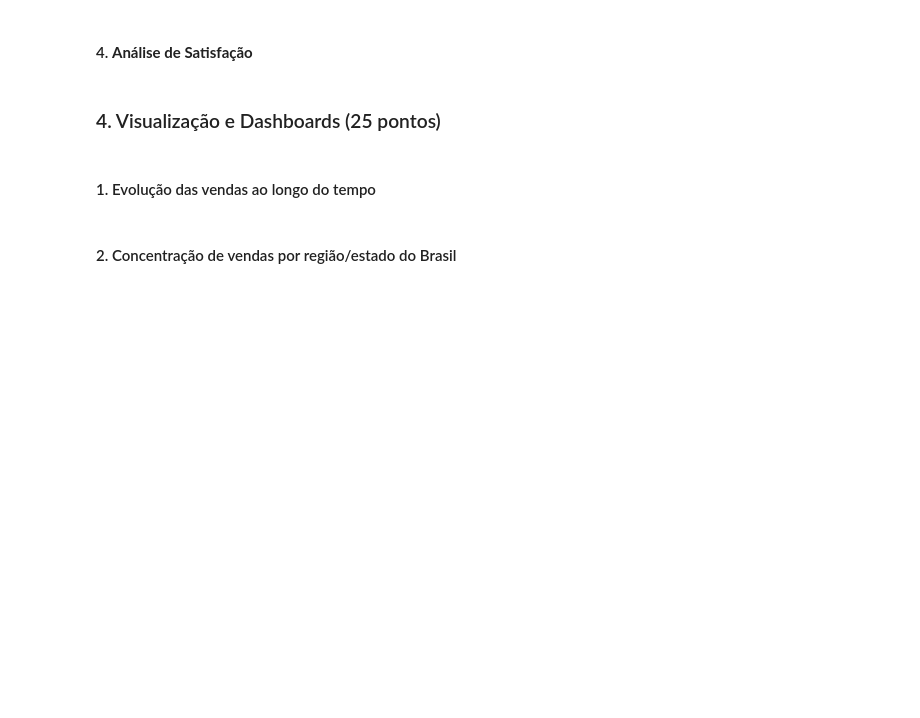
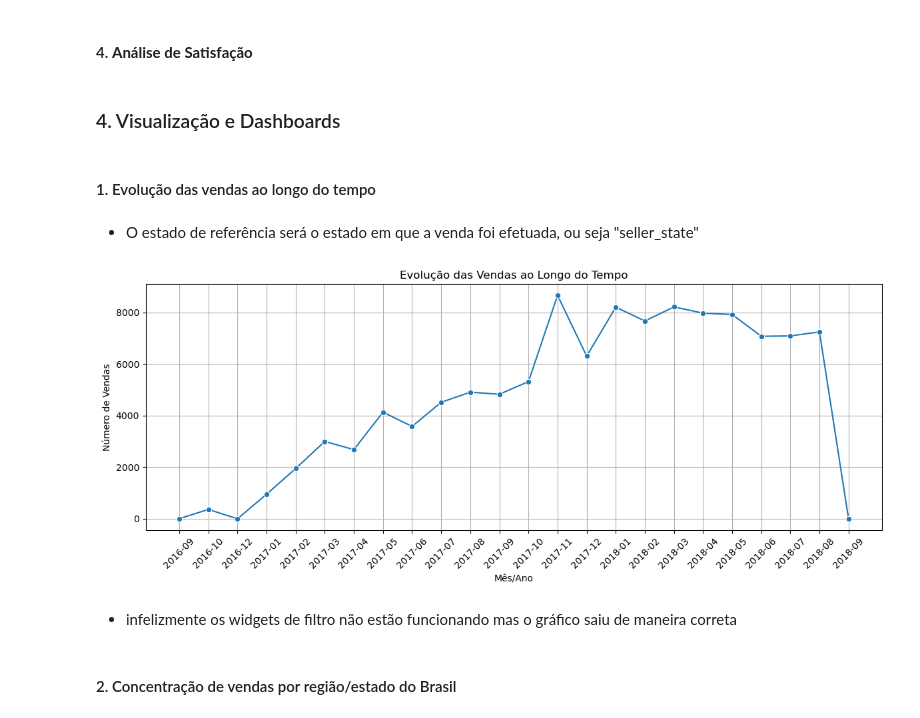
Before and after one commit to JoaoVictorLuz/Desafio_trigo-ai, a Jupyter notebook: projeto.ipynb, the cells around one changed output. Saved outputs shown, nothing was run; the diff lists cells and outputs as text; code cells hidden in the pictures; blank space fills up the shorter version.

```diff
--- a/projeto.ipynb
+++ b/projeto.ipynb
@@ -397,8 +397,46 @@ display(valor_medio_por_estado.head(25))
 # %% [markdown]
 #### 4. **Análise de Satisfação**
 # %% [markdown]
-### 4. Visualização e Dashboards (25 pontos)
+### 4. Visualização e Dashboards
 # %% [markdown]
 #### 1. Evolução das vendas ao longo do tempo
+# %% [markdown]
+- O estado de referência será o estado em que a venda foi efetuada, ou seja "seller_state"
+# %%
+
+import matplotlib.pyplot as plt
+import seaborn as sns
+
+# Pré-processamento dos dados
+orders_items = orders_df[['order_id', 'order_purchase_timestamp', 'tempo_de_entrega']].merge(
+    order_items_df[['order_id', 'seller_id', 'product_id']], on='order_id', how='inner')
+
+orders_items_products = orders_items.merge(
+    products_df[['product_id', 'product_category_name']], on='product_id', how='inner')[
+    ['order_id', 'order_purchase_timestamp', 'product_category_name', 'seller_id', 'tempo_de_entrega']]
+
+orders_items_products_sellers = orders_items_products.merge(
+    sellers_df[['seller_id', 'seller_state']], on='seller_id', how='inner')[
+    ['order_id', 'seller_id', 'order_purchase_timestamp', 'product_category_name', 'seller_state', 'tempo_de_entrega']]
+
+# Agrupar por mês e contar número de vendas
+orders_items_products_sellers['mes_ano'] = orders_items_products_sellers['order_purchase_timestamp'].dt.to_period('M')
+vendas_por_mes = orders_items_products_sellers.groupby('mes_ano').size().reset_index(name='num_vendas')
+vendas_por_mes['mes_ano'] = vendas_por_mes['mes_ano'].astype(str)
+
+# Plotar o gráfico
+plt.figure(figsize=(12, 5))
+sns.lineplot(data=vendas_por_mes, x='mes_ano', y='num_vendas', marker='o')
+plt.title('Evolução das Vendas ao Longo do Tempo')
+plt.xlabel('Mês/Ano')
+plt.ylabel('Número de Vendas')
+plt.xticks(rotation=45)
+plt.grid(True)
+plt.tight_layout()
+plt.show()
+# %% [output]
+[figure, added]
+# %% [markdown]
+- infelizmente os widgets de filtro não estão funcionando mas o gráfico saiu de maneira correta
 # %% [markdown]
 #### 2. Concentração de vendas por região/estado do Brasil
```
Also changed, not shown: parts of 6 cells of this notebook.
